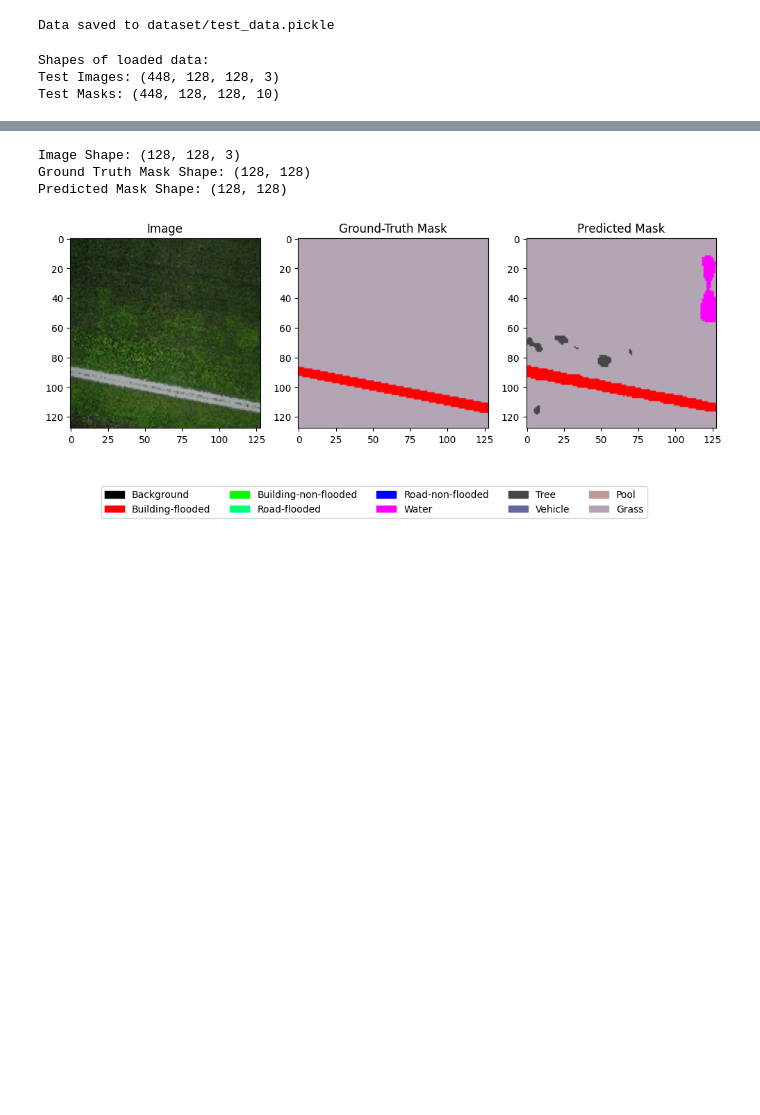
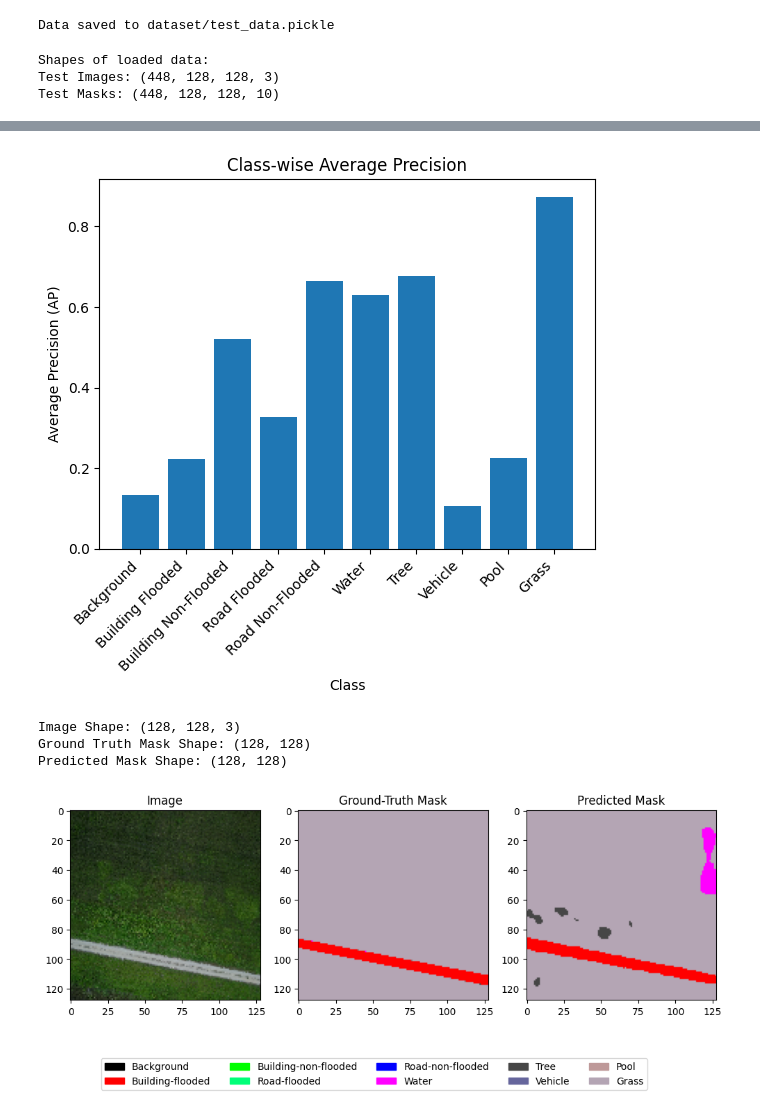
Before and after one commit to AbdulManaf12/Post-Flood-Disaster-Management, a Jupyter notebook: Segmentation/U-Net(mobilenetv2).ipynb, the cells around one changed output, grey strips where cells are left out. Saved outputs shown, nothing was run; the diff lists cells and outputs as text; code cells hidden in the pictures; blank space fills up the shorter version.

```diff
--- a/Segmentation/U-Net(mobilenetv2).ipynb
+++ b/Segmentation/U-Net(mobilenetv2).ipynb
@@ -348,0 +353,26 @@ Overall mean IoU = 0.4581398
+# %%
+from sklearn.metrics import average_precision_score
+
+class_APs = []
+
+for i in range(n_classes):
+    # Extract masks for the current class
+    class_predicted_masks = (predicted_masks == i).astype(int)
+    class_test_masks = (test_masks_ == i).astype(int)
+
+    # Reshape the masks to be 1D arrays
+    class_predicted_masks_flat = class_predicted_masks.flatten().reshape(-1, 1)
+    class_test_masks_flat = class_test_masks.flatten().reshape(-1, 1)
+
+    # Calculate AP score for the current class
+    class_AP = average_precision_score(class_test_masks_flat, class_predicted_masks_flat, average='micro')
+
+    print(f"AP for class {class_names[i]} is: {class_AP}")
+
+    # Append the AP score to the list
+    class_APs.append(class_AP)
+
+# Calculate the mean Average Precision (mAP)
+mAP_score = np.mean(class_APs)
+
+print("mAP score =", mAP_score)
@@ -349,3 +391,12 @@ Overall mean IoU = 0.4581398
+# %%
+plt.bar(class_names, class_APs)
+plt.xlabel('Class')
+plt.ylabel('Average Precision (AP)')
+plt.title('Class-wise Average Precision')
+plt.xticks(rotation=45, ha='right')
+plt.show()
+# %% [output]
+[figure, added]
 # %%
 def display_random_function():
     image_id = np.random.randint(0, len(test_images))
```
Also changed, not shown: parts of 6 cells of this notebook, 1 other file.
